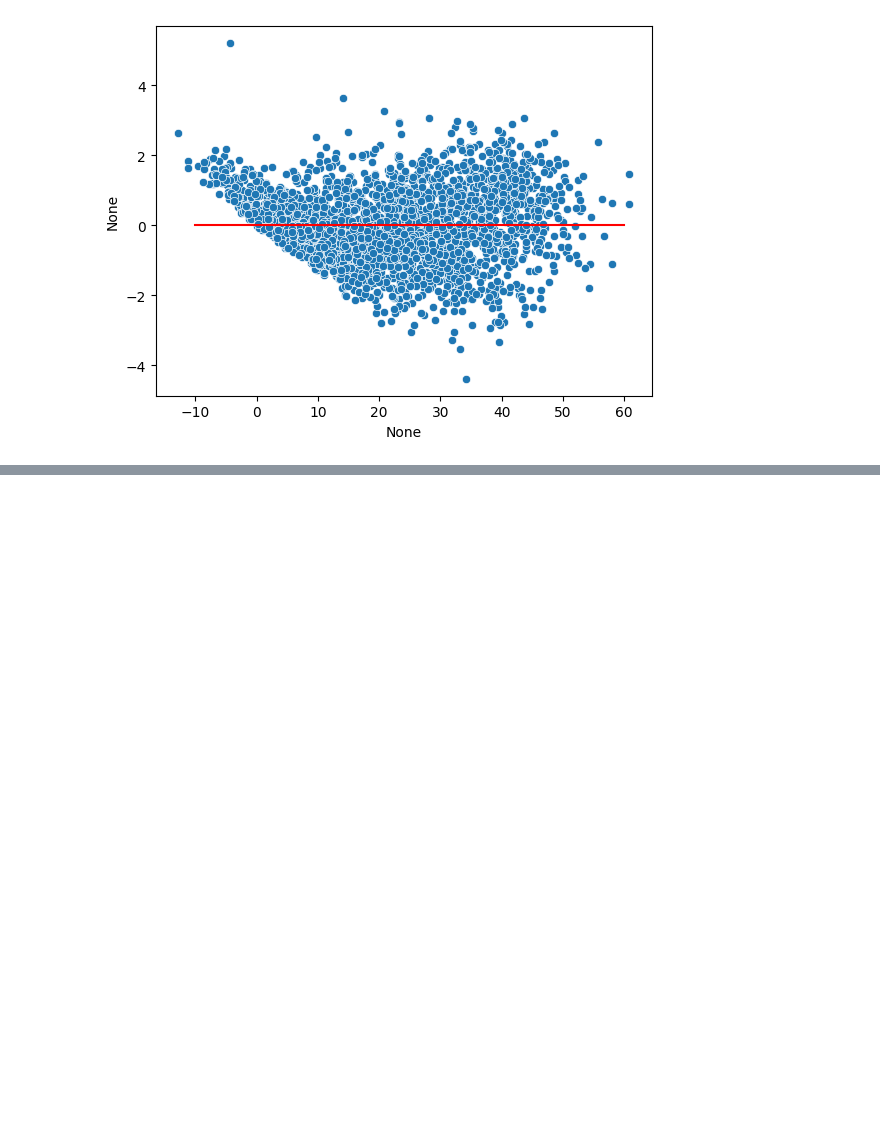
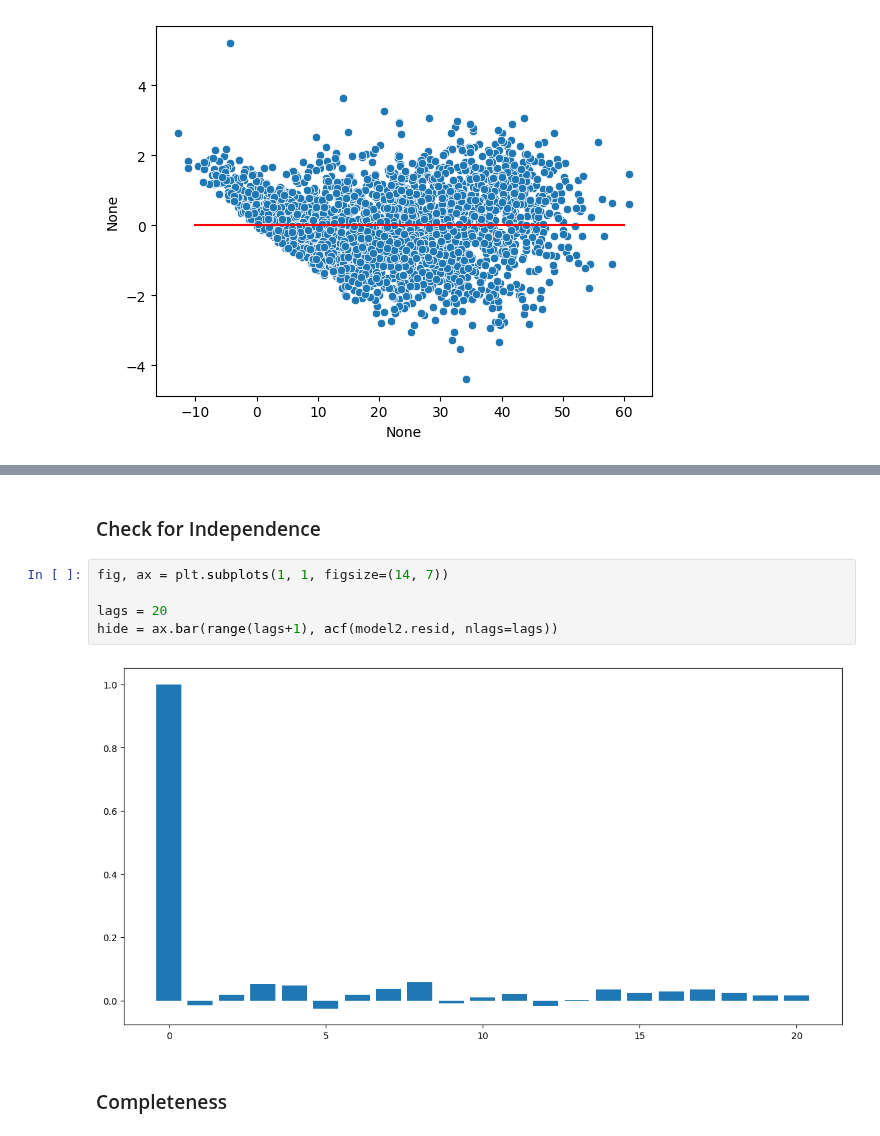
Before and after one commit to valenciaaalberto/Math189Project, a Jupyter notebook: Data/project.ipynb, the cells around one changed output, grey strips where cells are left out. Drawn from its saved outputs; the diff is of its cells as text; blank space fills up the shorter version.

```diff
--- a/Data/project.ipynb
+++ b/Data/project.ipynb
@@ -464,0 +494,11 @@ plt.plot(np.linspace(-10, 60, 100), np.zeros(100), 'r')
+# %% [markdown]
+### Check for Independence
+# %%
+fig, ax = plt.subplots(1, 1, figsize=(14, 7))
+
+lags = 20
+hide = ax.bar(range(lags+1), acf(model2.resid, nlags=lags))
+# %% [output]
+[figure, added]
+# %% [markdown]
+### Completeness
```
Also changed, not shown: parts of 11 cells of this notebook.
